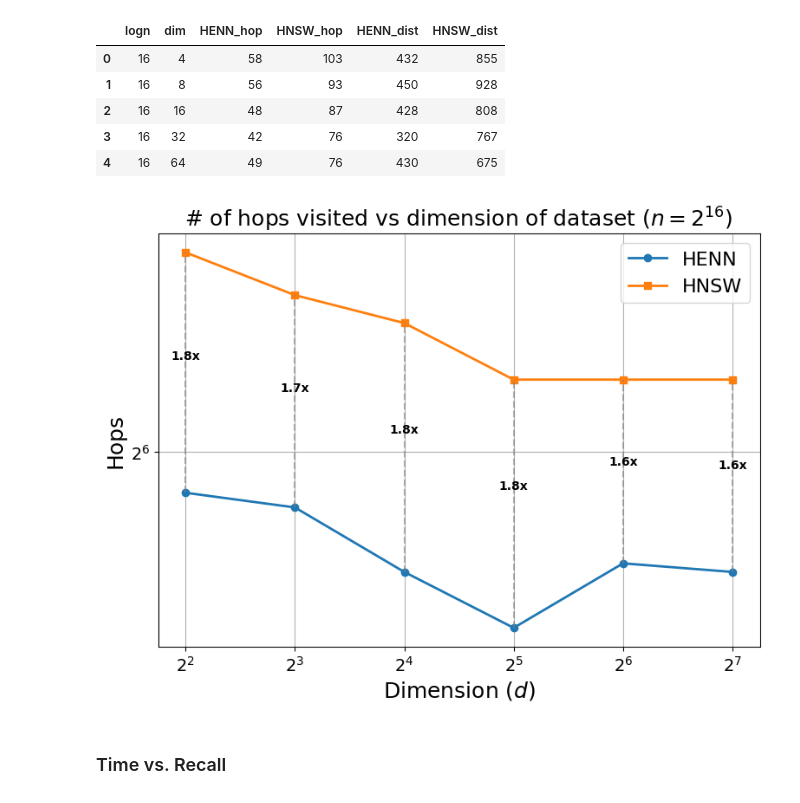
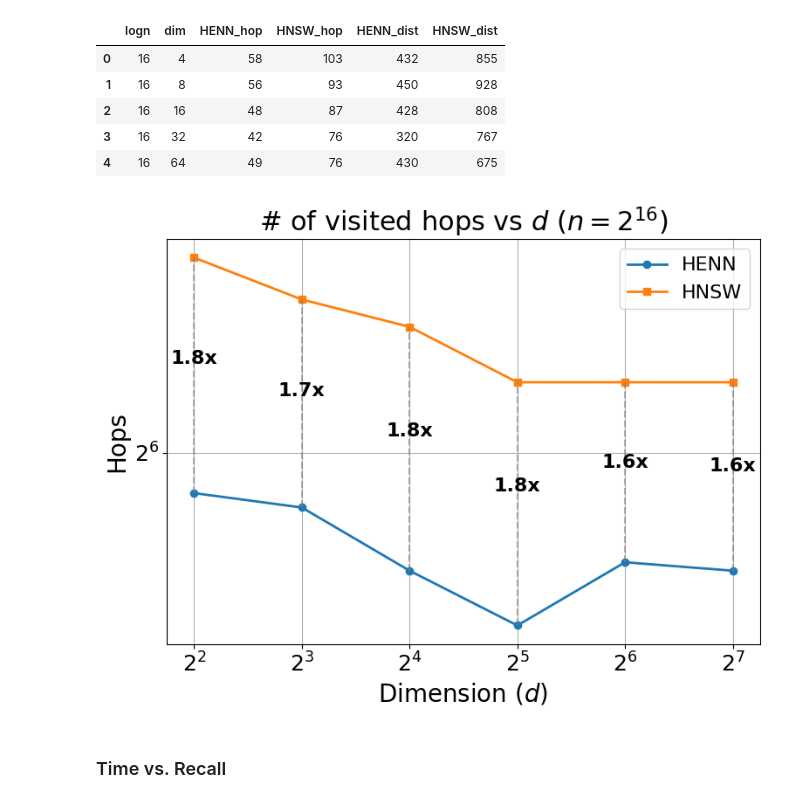
Before and after one commit to UIC-InDeXLab/HENN, a Jupyter notebook: examples/cpp/henn/visualization.ipynb, the cells around one changed output. Saved outputs shown, nothing was run; the diff lists cells and outputs as text; code cells hidden in the pictures.

```diff
--- a/examples/cpp/henn/visualization.ipynb
+++ b/examples/cpp/henn/visualization.ipynb
@@ -85,7 +86,7 @@ plt.show()
 # %% [markdown]
 ### Hops vs N
 # %%
-dim = 16
+dim = 32
 
 df = pd.read_csv(f"../../reports/hops_vs_n_dim={dim}.csv")
 
@@ -117,20 +118,20 @@ for x_val, henn, hnsw in zip(df["logn"], df["HENN_hop"], df["HNSW_hop"]):
         f"{speedup:.1f}x",
         ha="center",
         va="center",
-        fontsize=10,
+        fontsize=16,
         color="black",
         weight="bold",
     )
 
 # Labels and aesthetics
-plt.xlabel("$\\log_2(n)$", fontsize=18)
-plt.ylabel("Hops", fontsize=18)
-plt.title(f"# of visited hops vs $n$ ($d = {dim}$)", fontsize=18)
-plt.tick_params(axis="x", labelsize=14)  # Increase font size for x-axis numbers
-plt.tick_params(axis="y", labelsize=14)  # Increase font size for y-axis numbers
+plt.xlabel("$\\log_2(n)$", fontsize=20)
+plt.ylabel("Hops", fontsize=20)
+plt.title(f"# of visited hops vs $n$ ($d = {dim}$)", fontsize=22)
+plt.tick_params(axis="x", labelsize=18)  # Increase font size for x-axis numbers
+plt.tick_params(axis="y", labelsize=18)  # Increase font size for y-axis numbers
 plt.legend(fontsize=18)
 plt.grid(True)
 plt.tight_layout()
-# plt.savefig(f"hops_vs_n_dim={dim}.png", bbox_inches="tight", dpi=300)
+# plt.savefig(f"../../figures/hops_vs_n_dim={dim}.png", bbox_inches="tight", dpi=300)
 plt.show()
 # %% [output]
@@ -184,7 +185,7 @@ for dim, henn, hnsw in zip(df["dim"], df["HENN"], df["HNSW"]):
         f"{speedup:.1f}x",
         ha="center",
         va="center",
-        fontsize=10,
+        fontsize=16,
         color="black",
         weight="bold",
     )
@@ -216,16 +217,16 @@ plt.plot(
 )
 
 # Labels and aesthetics
-plt.xlabel("Dimension ($d$)", fontsize=18)
-plt.ylabel("Time ($\\mu s$)", fontsize=18)
-plt.title("Worst-case time vs dimension of dataset ($n = 2^{16}$)", fontsize=18)
-plt.tick_params(axis="x", labelsize=14)  # Increase font size for x-axis numbers
-plt.tick_params(axis="y", labelsize=14)  # Increase font size for y-axis numbers
+plt.xlabel("Dimension ($d$)", fontsize=20)
+plt.ylabel("Time ($\\mu s$)", fontsize=20)
+plt.title("Worst-case time vs $d$ ($n = 2^{16}$)", fontsize=22)
+plt.tick_params(axis="x", labelsize=18)  # Increase font size for x-axis numbers
+plt.tick_params(axis="y", labelsize=18)  # Increase font size for y-axis numbers
 plt.legend(fontsize=16)
 plt.grid(True)
 plt.tight_layout()
 plt.xscale("log", base=2)  # Set x-axis to log scale
 plt.yscale("log", base=2)  # Set y-axis to log scale
-# plt.savefig("time_vs_dim_n=16.png", bbox_inches="tight", dpi=300)
+# plt.savefig("../../figures/time_vs_dim_n=16.png", bbox_inches="tight", dpi=300)
 plt.show()
 # %% [output]
@@ -258,41 +259,41 @@ plt.plot(
 # Add vertical lines and speedup annotations
 for dim, henn, hnsw in zip(df["dim"], df["HENN_hop"], df["HNSW_hop"]):
     plt.vlines(
         x=dim,
         ymin=min(henn, hnsw),
         ymax=max(henn, hnsw),
         color="grey",
         linestyle="--",
         alpha=0.6,
     )
     speedup = hnsw / henn if henn != 0 else float("inf")
     midpoint = (henn + hnsw) / 2
     plt.text(
         dim,
         midpoint,
         f"{speedup:.1f}x",
         ha="center",
         va="center",
-        fontsize=10,
+        fontsize=16,
         color="black",
         weight="bold",
     )
 
 # Labels and aesthetics
-plt.xlabel("Dimension ($d$)", fontsize=18)
-plt.ylabel("Hops", fontsize=18)
-plt.title("# of hops visited vs dimension of dataset ($n = 2^{16}$)", fontsize=18)
-plt.tick_params(axis="x", labelsize=14)  # Increase font size for x-axis numbers
-plt.tick_params(axis="y", labelsize=14)  # Increase font size for y-axis numbers
+plt.xlabel("Dimension ($d$)", fontsize=20)
+plt.ylabel("Hops", fontsize=20)
+plt.title("# of visited hops vs $d$ ($n = 2^{16}$)", fontsize=22)
+plt.tick_params(axis="x", labelsize=18)  # Increase font size for x-axis numbers
+plt.tick_params(axis="y", labelsize=18)  # Increase font size for y-axis numbers
 plt.legend(fontsize=16)
 plt.grid(True)
 plt.tight_layout()
 plt.xscale("log", base=2)  # Set x-axis to log scale
 plt.yscale("log", base=2)  # Set y-axis to log scale
-# plt.savefig("hops_vs_dim_n=16.png", bbox_inches="tight", dpi=300)
+plt.savefig("../../figures/hops_vs_dim_n=16.png", bbox_inches="tight", dpi=300)
 plt.show()
 # %% [output]
-[figure, old version]
+[figure, new version]
 # %% [markdown]
 ### Time vs. Recall
 # %%
```
Also changed, not shown: parts of 5 cells of this notebook, 24 other files.
